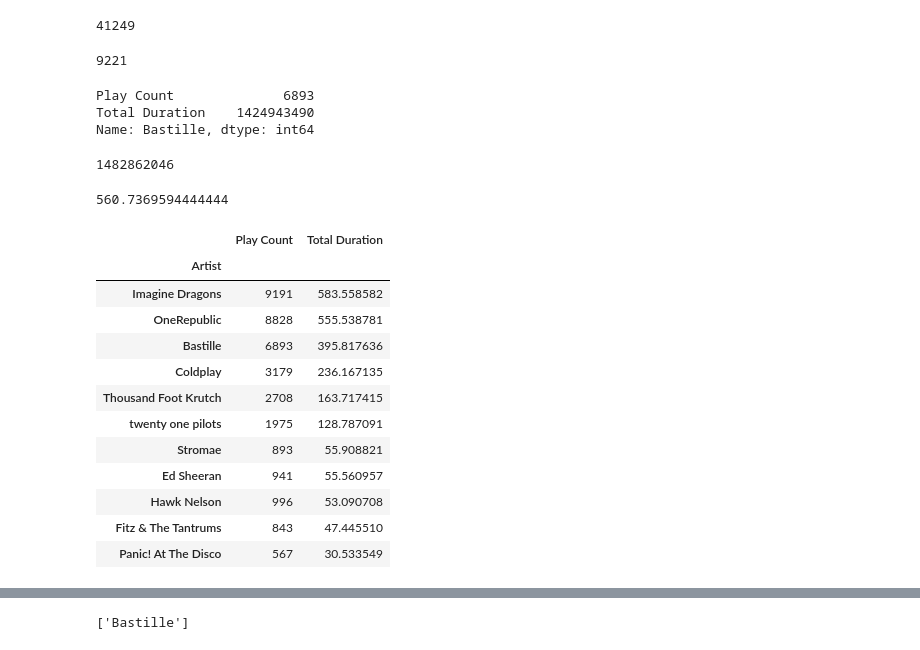
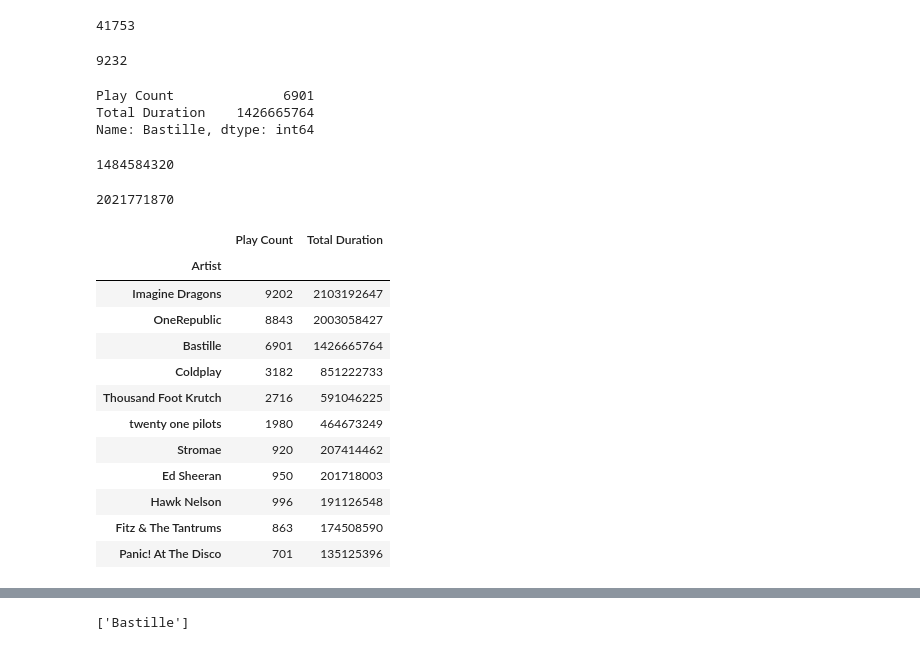
Before and after one commit to jvmohr/moosic, a Jupyter notebook: tester.ipynb, the cells around one changed output, grey strips where cells are left out. Saved outputs shown, nothing was run; the diff lists cells and outputs as text; code cells hidden in the pictures.

```diff
--- a/tester.ipynb
+++ b/tester.ipynb
@@ -5,45 +5,45 @@ import numpy as np
 import html
 import functions as f
 # %%
-data = pd.read_pickle(os.path.join("data", "end_2019.pkl"))
+data = pd.read_pickle(os.path.join("data", "end_jan_2020.pkl"))
 data = data.drop(['Duration (ms)'], axis=1)
+print(f.total_plays(data))
+data.head();
+# %% [output]
+41753
-# %%
-print(f.total_plays(data))
-# %% [output]
-41249
 # %%
 f.plays_by_artist(data, "Imagine Dragons")
 # %% [output]
-9221
+9232
 # %%
 data.groupby(['Artist']).sum().loc['Bastille']
 # %% [output]
-Play Count              6893
-Total Duration    1424943490
+Play Count              6901
+Total Duration    1426665764
 Name: Bastille, dtype: int64
 # %%
 artist = "Bastille".lower()
 bastille = data[data['Artist'].apply(lambda x: artist in x.lower())]
 bastille['Total Duration'].sum()
 # %% [output]
-1482862046
+1484584320
 # %%
-f.length_by_artist(data, "OneRepublic", length='hours')
+f.length_by_artist(data, "OneRepublic")
 # %% [output]
-560.7369594444444
+2021771870
 # %%
-f.length_by_artist(data, length='hours')[:11]
+f.length_by_artist(data)[:11]
 # %% [output]
 |  | Play Count | Total Duration |
 | Artist |  |  |
-| Imagine Dragons | 9191 | 583.558582 |
-| OneRepublic | 8828 | 555.538781 |
-| Bastille | 6893 | 395.817636 |
-| Coldplay | 3179 | 236.167135 |
-| Thousand Foot Krutch | 2708 | 163.717415 |
-| twenty one pilots | 1975 | 128.787091 |
-| Stromae | 893 | 55.908821 |
-| Ed Sheeran | 941 | 55.560957 |
-| Hawk Nelson | 996 | 53.090708 |
-| Fitz & The Tantrums | 843 | 47.445510 |
-| Panic! At The Disco | 567 | 30.533549 |
+| Imagine Dragons | 9202 | 2103192647 |
+| OneRepublic | 8843 | 2003058427 |
+| Bastille | 6901 | 1426665764 |
+| Coldplay | 3182 | 851222733 |
+| Thousand Foot Krutch | 2716 | 591046225 |
+| twenty one pilots | 1980 | 464673249 |
+| Stromae | 920 | 207414462 |
+| Ed Sheeran | 950 | 201718003 |
+| Hawk Nelson | 996 | 191126548 |
+| Fitz & The Tantrums | 863 | 174508590 |
+| Panic! At The Disco | 701 | 135125396 |
```
Also changed, not shown: parts of 18 cells of this notebook, 2 other files.
